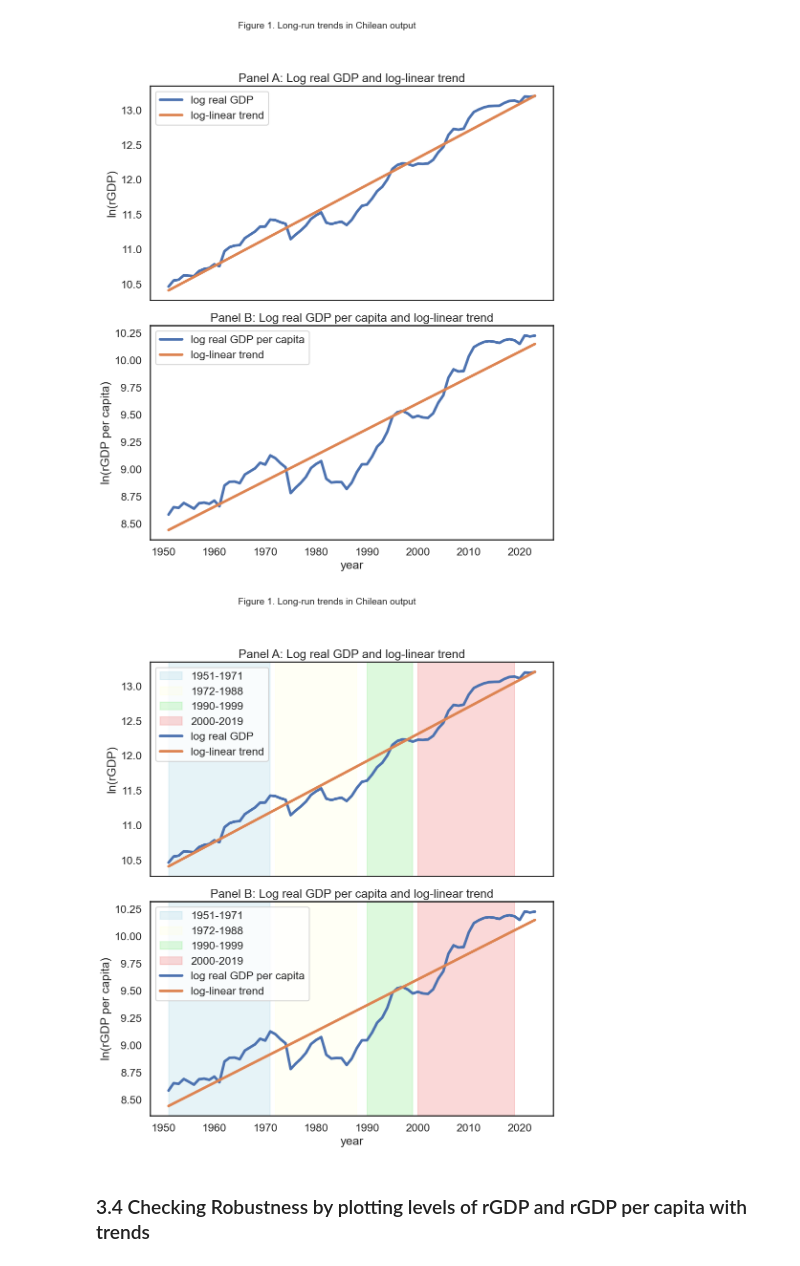
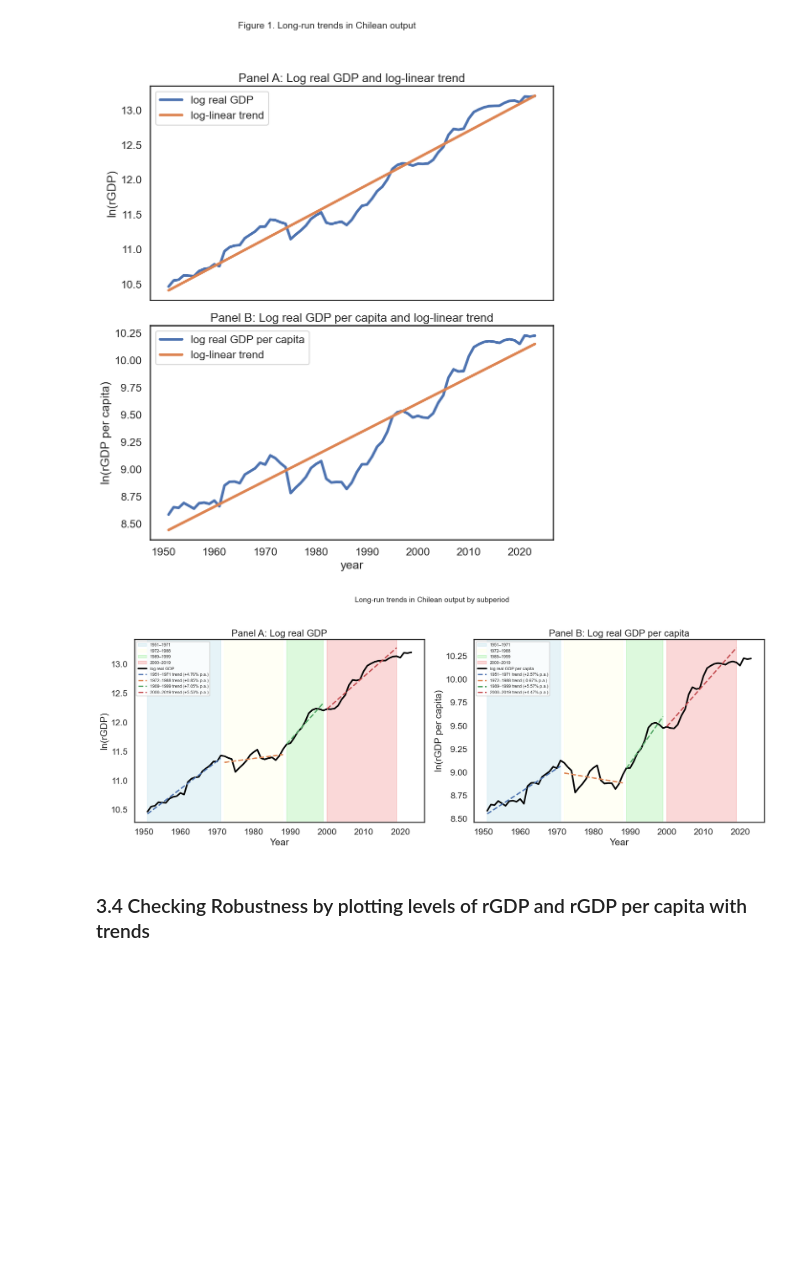
Before and after one commit to IcarusBai/EC2B1_Coursework, a Jupyter notebook: EC2B1_Coursework_Program.ipynb, the cells around one changed output. Cells and saved outputs as stored; diff of their text form; code cells hidden in the pictures; blank space fills up the shorter version.

Commit message:
Creating more visuals

```diff
--- a/EC2B1_Coursework_Program.ipynb
+++ b/EC2B1_Coursework_Program.ipynb
@@ -38,7 +38,7 @@ P_2021 = (
 #### 2.2.2 Filter Data and Change the Base Year from 2021 to 2017
 # %%
 # Filter data by columns. We need country, year, real gdp, population, real capital and employment)
-data_filtered = data.loc[:, ("country", "year", "rgdpe", "pop","rnna", "emp","rgdpna","hc")]
+data_filtered = data.loc[:, ("country", "year", "rgdpe", "pop","rnna", "emp","rgdpna","hc","csh_i","labsh")]
 #Drop empty values
 data_filtered = data_filtered.dropna(subset=["rgdpe", "pop"])
 
@@ -171,72 +171,60 @@ plt.show()
 # %% [output]
 [figure]
 # %%
-# Plot a colored diagram of different periods
-# (note that this is added after the original code was written,
-# so it applies the periods that are introduced in later section,
-# but it is a useful addition to visualise different periods of growth)
+# Plot with colored subperiods and per-period fitted lines
 
-lw = 4
-
-fig, axes = plt.subplots(2, 1, figsize=(10, 12), sharex=True)
-
-# Define time periods and colors
 periods = [
-    (1951, 1971, 'lightblue', '1951-1971'),
-    (1972, 1988, 'lightyellow', '1972-1988'),
-    (1990, 1999, 'lightgreen', '1990-1999'),
-    (2000, 2019, 'lightcoral', '2000-2019')
+    (1951, 1971, 'lightblue',   '1951–1971'),
+    (1972, 1988, 'lightyellow', '1972–1988'),
+    (1989, 1999, 'lightgreen',  '1989–1999'),
+    (2000, 2019, 'lightcoral',  '2000–2019'),
 ]
 
-# Add colored background regions to both panels
-for ax in axes:
-    for start, end, color, label in periods:
-        ax.axvspan(start, end, alpha=0.3, color=color, label=label)
+lw = 3
+fit_lw = 2.5
 
-# Panel A: log rGDP
-axes[0].plot(
-    years,
-    np.log(rgdpe),
-    label='log real GDP',
-    linewidth=lw
-)
-axes[0].plot(
-    years,
-    lgYhat_exp_lin,
-    label='log-linear trend',
-    linewidth=lw
-)
+fig, axes = plt.subplots(1, 2, figsize=(18, 7), sharey=False)
 
-axes[0].set_ylabel("ln(rGDP)")
-axes[0].set_title("Panel A: Log real GDP and log-linear trend")
-axes[0].legend()
+years_arr = data_Chile["year"].values
+log_rgdpe = np.log(data_Chile['rgdpe'].values)
+log_rgdpe_pc = np.log(data_Chile['rgdpe_pc'].values)
 
-# Panel B: log rGDP per capita
-axes[1].plot(
-    years,
-    np.log(rgdpe_pc),
-    label='log real GDP per capita',
-    linewidth=lw
-)
-axes[1].plot(
-    years,
-    lgyhat_exp_lin,
-    label='log-linear trend',
-    linewidth=lw
-)
+series_info = [
+    (log_rgdpe,    'log real GDP',            'ln(rGDP)',            'Panel A: Log real GDP'),
+    (log_rgdpe_pc, 'log real GDP per capita',  'ln(rGDP per capita)', 'Panel B: Log real GDP per capita'),
+]
 
-axes[1].set_ylabel("ln(rGDP per capita)")
-axes[1].set_xlabel("year")
-axes[1].set_title("Panel B: Log real GDP per capita and log-linear trend")
-axes[1].legend()
+for ax, (series, label, ylabel, title) in zip(axes, series_info):
+    # Background shading
+    for start, end, color, plabel in periods:
+        ax.axvspan(start, end, alpha=0.3, color=color, label=plabel)
 
-# Overall figure title
-fig.suptitle("Figure 1. Long-run trends in Chilean output", fontsize=14)
+    # Actual data
+    ax.plot(years_arr, series, color='black', linewidth=lw, label=label)
 
-plt.tight_layout(rect=[0, 0, 1, 0.95])
+    # Per-period OLS fitted line
+    for start, end, color, plabel in periods:
+        mask = (years_arr >= start) & (years_arr <= end)
+        x_sub = years_arr[mask]
+        y_sub = series[mask]
+        if len(x_sub) < 2:
+            continue
+        coeffs = np.polyfit(x_sub, y_sub, 1)
+        fitted = np.polyval(coeffs, x_sub)
+        g = coeffs[0] * 100  # annualised growth rate %
+        ax.plot(x_sub, fitted, linewidth=fit_lw, linestyle='--',
+                label=f'{plabel} trend ({g:+.2f}% p.a.)')
+
+    ax.set_ylabel(ylabel)
+    ax.set_xlabel('Year')
+    ax.set_title(title)
+    ax.legend(fontsize=8, loc='upper left')
+
+fig.suptitle('Long-run trends in Chilean output by subperiod', fontsize=14)
+plt.tight_layout(rect=[0, 0, 1, 0.96])
 plt.show()
 # %% [output]
-[figure, old version]
+[figure, new version]
 # %% [markdown]
 ### 3.4 Checking Robustness by plotting levels of rGDP and rGDP per capita with trends
 # %%
```
Also changed, not shown: parts of 12 cells of this notebook.
